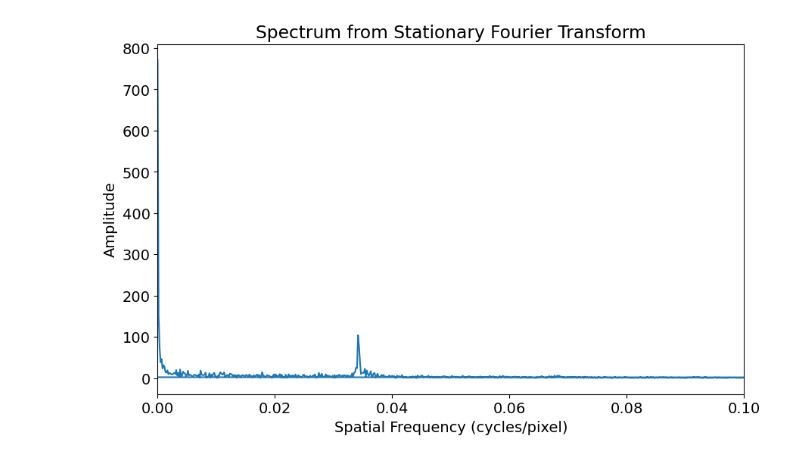
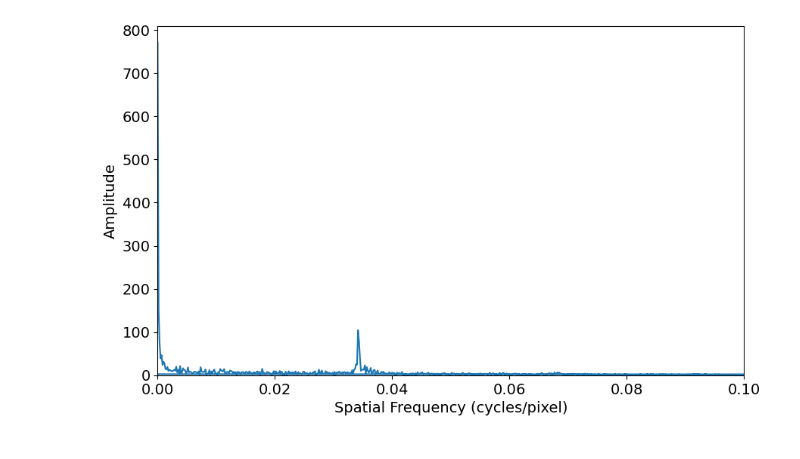
Before and after one commit to RuppertPatterson/FFTWavelengthMeasure, a Jupyter notebook: fft.ipynb, the cells around one changed output. Saved outputs shown, nothing was run; the diff lists cells and outputs as text; code cells hidden in the pictures.

```diff
--- a/fft.ipynb
+++ b/fft.ipynb
@@ -38,20 +35,21 @@ distance_between_fringes = 36 # Provide the distance in pixels
 # %%
+#import image as greyscale
 interferogram = io.imread(image_path, as_gray=True)
 
 # Perform 1D Fourier Transform along a line in the image
 spectrum = fft(fftshift(interferogram[2000, :]))
 
 # Calculate the spatial frequencies in cycles per pixel
 rows, cols = interferogram.shape
 frequencies = np.fft.fftfreq(cols, 1)
 
 # Plot the spectrum
 plt.figure(figsize=(10, 6))
 plt.plot(frequencies, np.abs(spectrum))
-plt.title('Spectrum from Stationary Fourier Transform')
 plt.xlabel('Spatial Frequency (cycles/pixel)')
 plt.ylabel('Amplitude')
 plt.xlim(0,.1)
+plt.ylim(0)
 plt.show()
 # %% [output]
-[figure, old version]
+[figure, new version]
```
Also changed, not shown: parts of 5 cells of this notebook.
